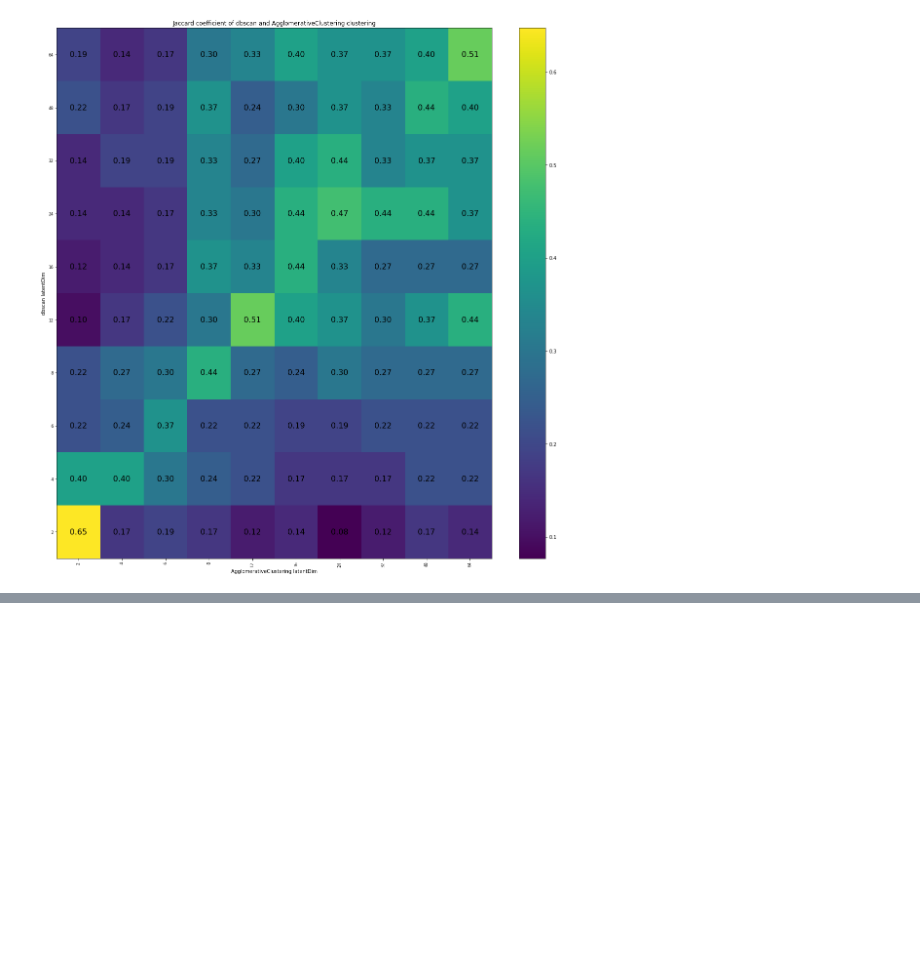
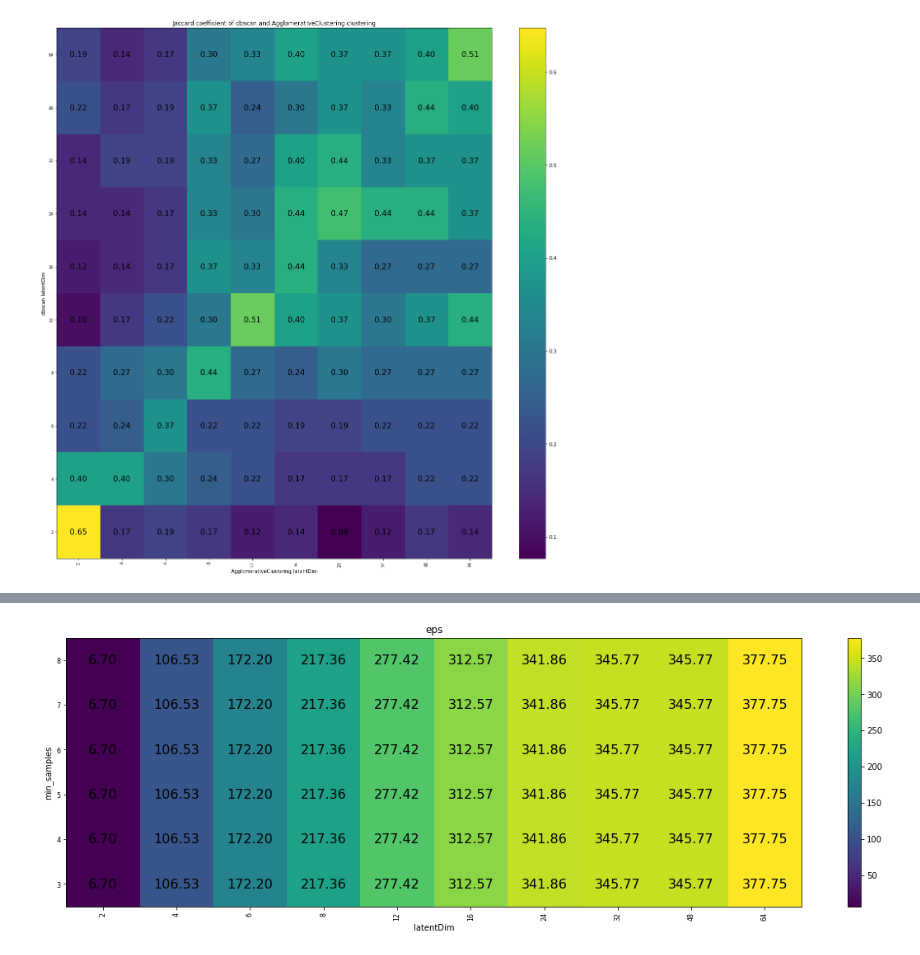
Before and after one commit to marp-science/credo-anomalies, a Jupyter notebook: thv2_04_train_and_generate_embedding_find_3sigma_table.ipynb, the cells around one changed output, grey strips where cells are left out. Cells and saved outputs as stored; diff of their text form; code cells hidden in the pictures; blank space fills up the shorter version.

```diff
--- a/thv2_04_train_and_generate_embedding_find_3sigma_table.ipynb
+++ b/thv2_04_train_and_generate_embedding_find_3sigma_table.ipynb
@@ -156,0 +221,4 @@ similarity_3sigma(used_latentDim, 'dbscan', 'AgglomerativeClustering')
+# %%
+similarity_3sigma(used_latentDim, 'OPTICS')
+# %% [output]
+[figure, added]
```
Also changed, not shown: parts of 2 cells of this notebook.
